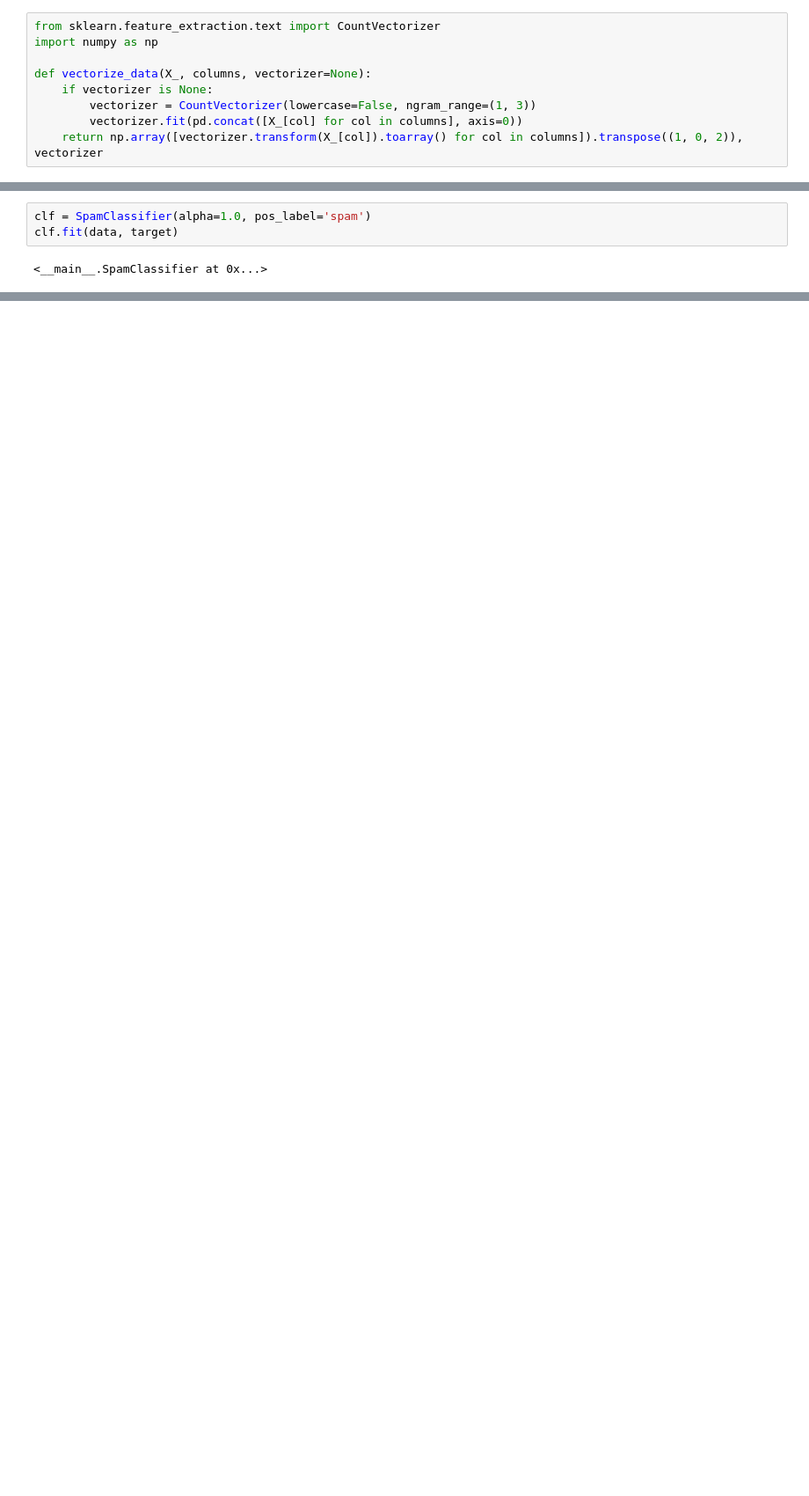
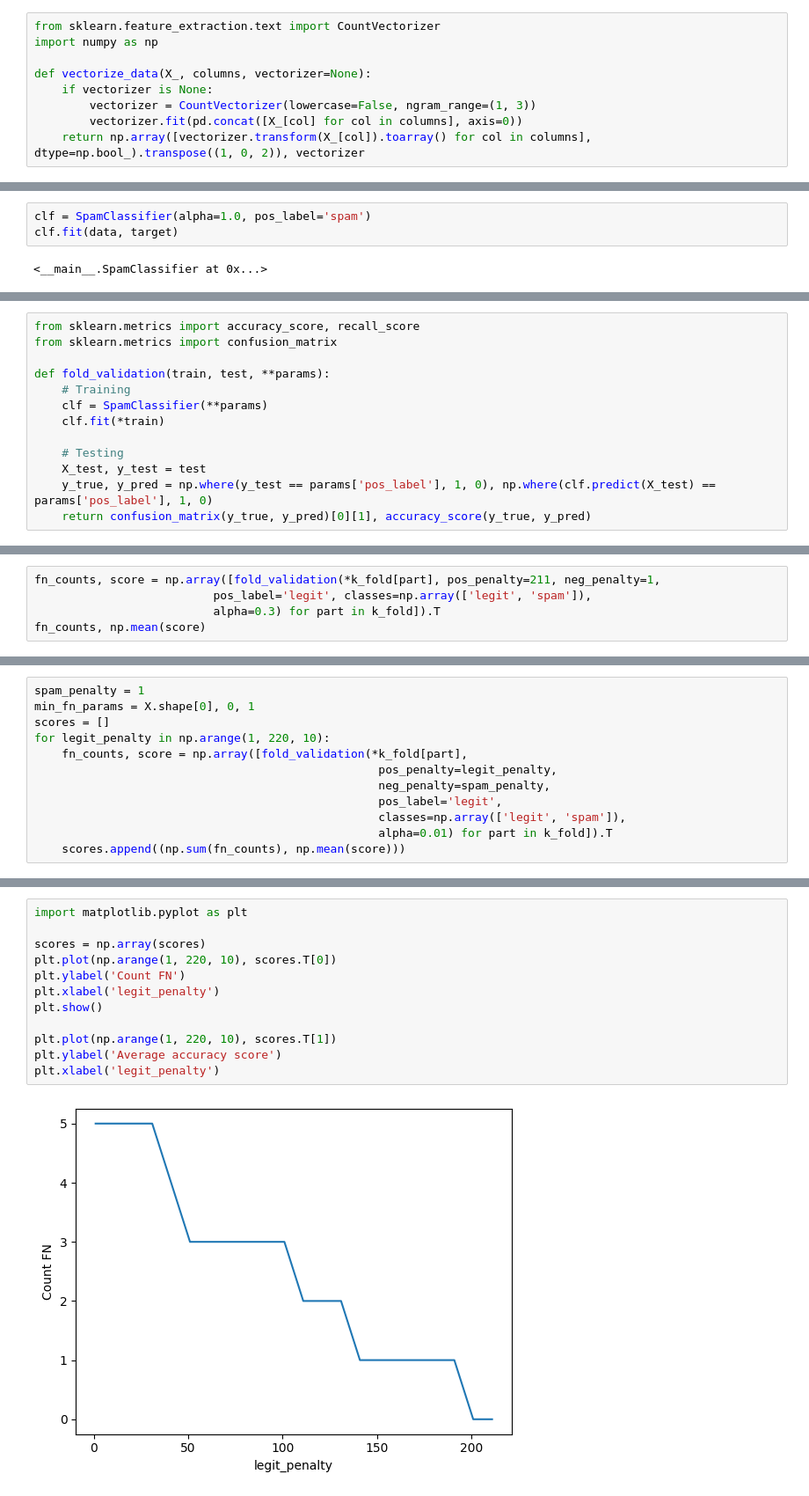
Before and after one commit to Navu45/mipt_machine_learning, a Jupyter notebook: hw3.ipynb, the cells around one changed output, grey strips where cells are left out. Shown at 88% size. Saved outputs shown, nothing was run; the diff lists cells and outputs as text; blank space fills up the shorter version.

```diff
--- a/hw3.ipynb
+++ b/hw3.ipynb
@@ -54,7 +76,7 @@ def vectorize_data(X_, columns, vectorizer=None):
     if vectorizer is None:
         vectorizer = CountVectorizer(lowercase=False, ngram_range=(1, 3))
         vectorizer.fit(pd.concat([X_[col] for col in columns], axis=0))
-    return np.array([vectorizer.transform(X_[col]).toarray() for col in columns]).transpose((1, 0, 2)), vectorizer
+    return np.array([vectorizer.transform(X_[col]).toarray() for col in columns], dtype=np.bool_).transpose((1, 0, 2)), vectorizer
 # %%
 text_columns = ['subject', 'text']
 (data, vectorizer), target = vectorize_data(X, text_columns), X['target']
@@ -144,0 +154,13 @@ SyntaxError: invalid syntax (1235331270.py, line 1)
+# %%
+from sklearn.metrics import accuracy_score, recall_score
+from sklearn.metrics import confusion_matrix
+
+def fold_validation(train, test, **params):
+    # Training
+    clf = SpamClassifier(**params)
+    clf.fit(*train)
+
+    # Testing
+    X_test, y_test = test
+    y_true, y_pred = np.where(y_test == params['pos_label'], 1, 0), np.where(clf.predict(X_test) == params['pos_label'], 1, 0)
+    return confusion_matrix(y_true, y_pred)[0][1], accuracy_score(y_true, y_pred)
@@ -144,0 +171,5 @@ SyntaxError: invalid syntax (1235331270.py, line 1)
+# %%
+fn_counts, score = np.array([fold_validation(*k_fold[part], pos_penalty=211, neg_penalty=1,
+                          pos_label='legit', classes=np.array(['legit', 'spam']),
+                          alpha=0.3) for part in k_fold]).T
+fn_counts, np.mean(score)
@@ -144,0 +186,12 @@ SyntaxError: invalid syntax (1235331270.py, line 1)
+# %%
+spam_penalty = 1
+min_fn_params = X.shape[0], 0, 1
+scores = []
+for legit_penalty in np.arange(1, 220, 10):
+    fn_counts, score = np.array([fold_validation(*k_fold[part],
+                                                  pos_penalty=legit_penalty,
+                                                  neg_penalty=spam_penalty,
+                                                  pos_label='legit',
+                                                  classes=np.array(['legit', 'spam']),
+                                                  alpha=0.01) for part in k_fold]).T
+    scores.append((np.sum(fn_counts), np.mean(score)))
@@ -144,0 +218,14 @@ SyntaxError: invalid syntax (1235331270.py, line 1)
+# %%
+import matplotlib.pyplot as plt
+
+scores = np.array(scores)
+plt.plot(np.arange(1, 220, 10), scores.T[0])
+plt.ylabel('Count FN')
+plt.xlabel('legit_penalty')
+plt.show()
+
+plt.plot(np.arange(1, 220, 10), scores.T[1])
+plt.ylabel('Average accuracy score')
+plt.xlabel('legit_penalty')
+# %% [output]
+[figure, added]
```
Also changed, not shown: parts of 17 cells of this notebook.
